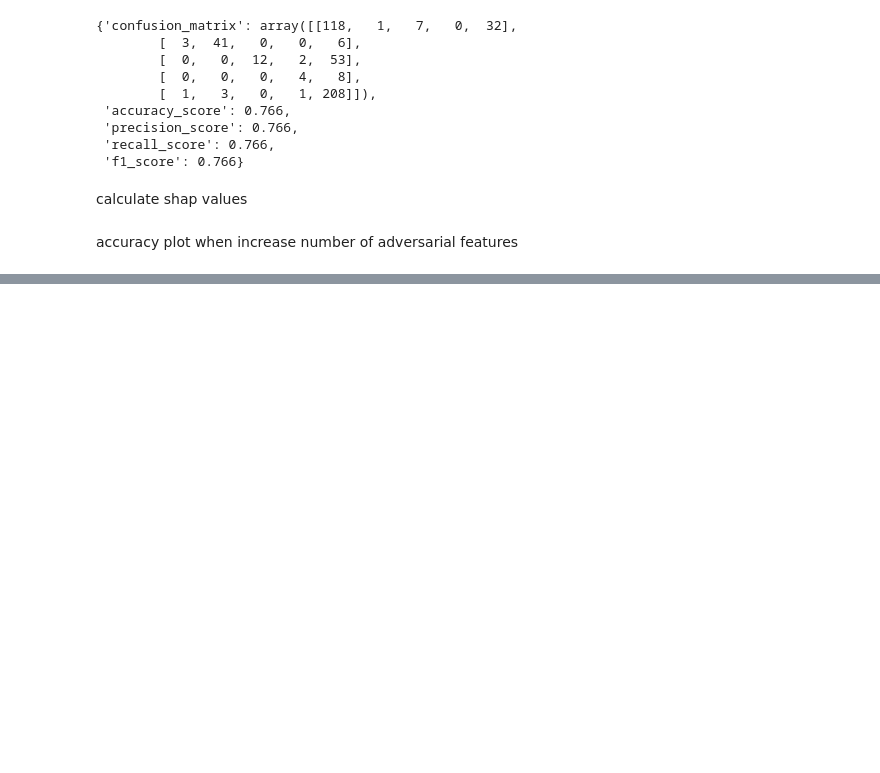
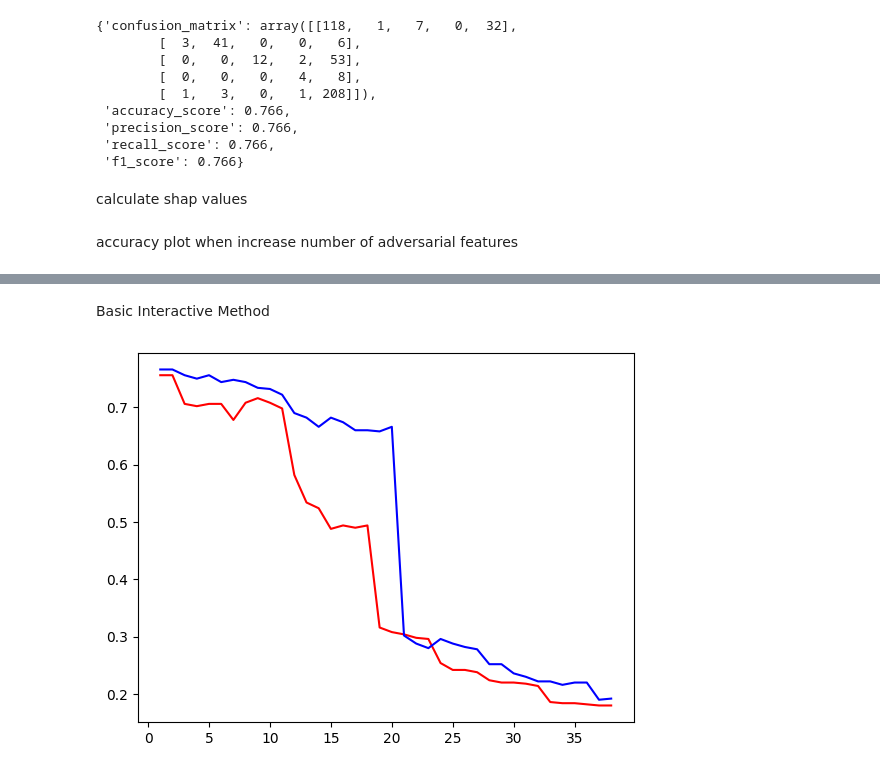
Before and after one commit to zauzooz/DNN_SHAP_AE, a Jupyter notebook: NSL-KDD.ipynb, the cells around one changed output, grey strips where cells are left out. Cells and saved outputs as stored; diff of their text form; code cells hidden in the pictures; blank space fills up the shorter version.

```diff
--- a/NSL-KDD.ipynb
+++ b/NSL-KDD.ipynb
@@ -372,0 +400,15 @@ for alg_name in adversarial_algs:
+# %% [markdown]
+Basic Interactive Method
+# %%
+import matplotlib.pyplot as plt
+plt.plot(
+    [a+1 for a in range(len(selected_features))],
+    acc_list[1][0], 'red')
+
+plt.plot(
+    [a+1 for a in range(len(selected_features))],
+    acc_list[1][1] , 'blue')
+
+plt.show()
+# %% [output]
+[figure, added]
```
Also changed, not shown: parts of 5 cells of this notebook, 1 other file.
